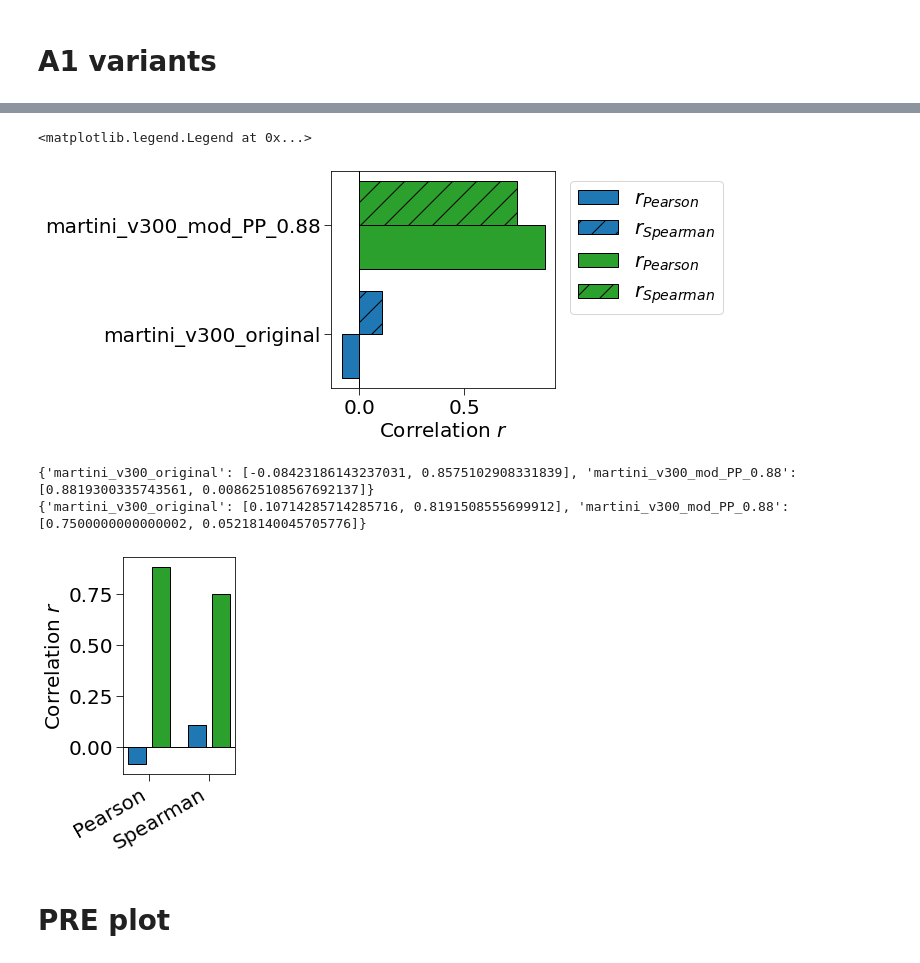
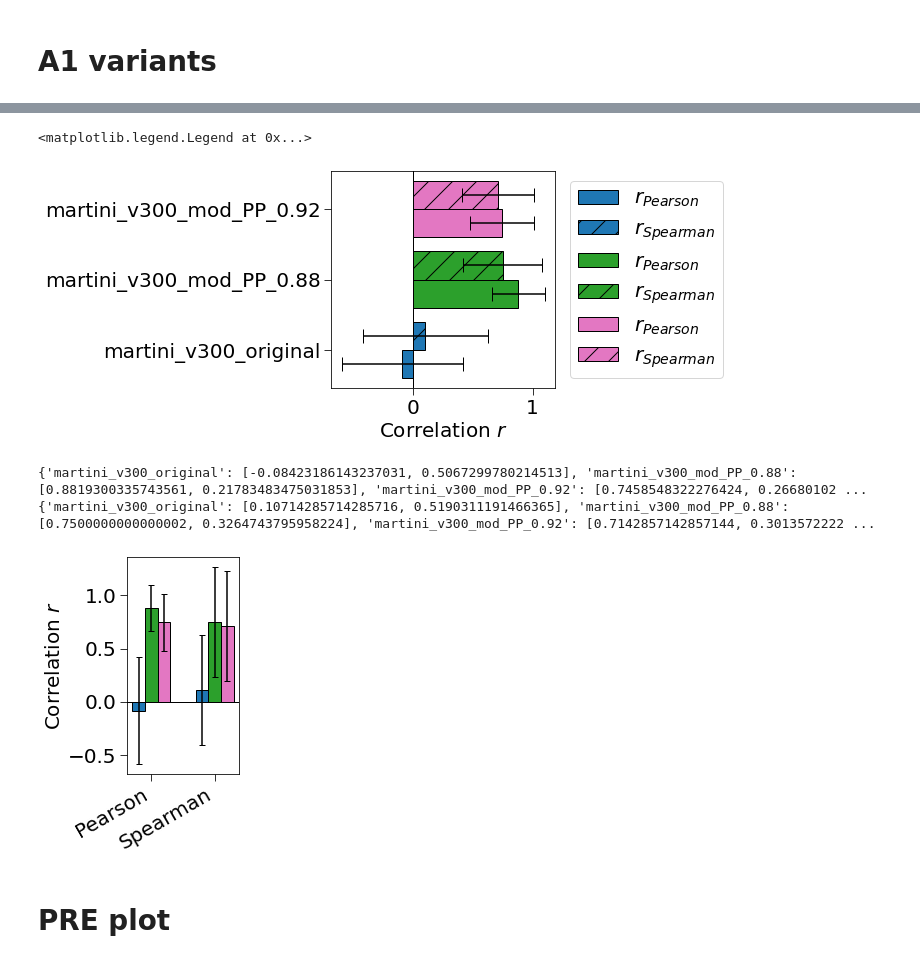
Before and after one commit to KULL-Centre/_2023_Thomasen_Martini, a Jupyter notebook: plots.ipynb, the cells around one changed output, grey strips where cells are left out. Drawn from its saved outputs; the diff is of its cells as text; code cells hidden in the pictures.

```diff
--- a/plots.ipynb
+++ b/plots.ipynb
@@ -1239,14 +1625,3 @@ for ff in force_fields:
         Rg_sim_err_vs_protein.append(err)
 
     Rg_sim_vs_protein_vs_ff[ff] = [np.array(Rg_sim_vs_protein), np.array(Rg_sim_err_vs_protein)]
-# %%
-pearson_vs_ff = {}
-spearman_vs_ff = {}
-
-for ff in force_fields:
-
-    pearson, pval_pearson = stats.pearsonr(Rg_exp_vs_protein, Rg_sim_vs_protein_vs_ff[ff][0])
-    spearman, pval_spearman = stats.spearmanr(Rg_exp_vs_protein, Rg_sim_vs_protein_vs_ff[ff][0])
-
-    pearson_vs_ff[ff] = [pearson, pval_pearson]
-    spearman_vs_ff[ff] = [spearman, pval_spearman]
@@ -1253,6 +1644,6 @@ for ff in force_fields:
 # %%
 colors_pltdefault = plt.rcParams['axes.prop_cycle'].by_key()['color']
-colors_pltdefault = [colors_pltdefault[0], colors_pltdefault[2]]
+colors_pltdefault = [colors_pltdefault[0], colors_pltdefault[2], colors_pltdefault[6]]
 
 fig= plt.figure(figsize=(10,4))
 
@@ -1428,0 +1821,28 @@ fig.savefig("figures/A1_variants_Rgsim_vs_Rgexp_PPonly.png", bbox_inches='tight'
+# %%
+fig = plt.figure(figsize=(5,2.5))
+
+ff = 'martini_v300_mod_PP_0.92'
+plt.errorbar(Rg_exp_vs_protein, Rg_sim_vs_protein_vs_ff[ff][0], xerr=Rg_exp_err_vs_protein, yerr=Rg_sim_vs_protein_vs_ff[ff][1], fmt='o', ms=8, c=colors_pltdefault[2])
+
+#plot diagonal
+x=[0,5]
+y=[0,5]
+plt.plot(x,y,'--',linewidth=2,color='black')
+
+for i,protein in enumerate(proteins):
+    plt.text(Rg_exp_vs_protein[i]-0.01, Rg_sim_vs_protein_vs_ff[ff][0][i]+0.008, protein_plotnames[protein], fontsize=12, rotation=30)
+
+plt.title(f'$r_{{Pearson}}$={pearson_vs_ff[ff][0]:.1f}±{pearson_vs_ff[ff][1]:.1f}', fontsize=20, c=colors_pltdefault[2])
+
+plt.xlim(2.52, 3.02) #0.5 diff
+plt.ylim(2.57, 2.82) #0.25 diff
+
+#plt.xticks([2.6, 2.8, 3.0, 3.2])
+#plt.yticks([2.6, 2.8, 3.0, 3.2])
+
+#plt.xlabel('$\it{R}$$_{g, exp}$ (nm)', fontsize=20)
+#plt.ylabel('$\it{R}$$_{g, sim}$ (nm)', fontsize=20)
+plt.tick_params(color='black', direction='out', length=7, labelsize=20)
+
+fig.savefig("figures/A1_variants_Rgsim_vs_Rgexp_PP0.92only.pdf", bbox_inches='tight', pad_inches=1, dpi=400)
+fig.savefig("figures/A1_variants_Rgsim_vs_Rgexp_PP0.92only.png", bbox_inches='tight', pad_inches=1, dpi=400)
@@ -1429,23 +1851,23 @@ fig.savefig("figures/A1_variants_Rgsim_vs_Rgexp_PPonly.png", bbox_inches='tight'
 # %%
 fig = plt.figure(figsize=(4,4))
 
 plt.yticks(range(len(force_fields)), labels=force_fields)
 plt.tick_params(color='black', direction='out', length=7, labelsize=20)
 
 plt.xlabel('Correlation $r$', fontsize=20)
 
 for i,ff in enumerate(force_fields):
-    plt.barh(i-0.2, pearson_vs_ff[ff][0], height=0.4, color=colors_pltdefault[i], lw=1, edgecolor='black', label='$r_{Pearson}$')
-    plt.barh(i+0.2, spearman_vs_ff[ff][0], height=0.4, color=colors_pltdefault[i], lw=1, edgecolor='black', hatch='/', label='$r_{Spearman}$')
+    plt.barh(i-0.2, pearson_vs_ff[ff][0], xerr=pearson_vs_ff[ff][1], capsize=7.0, height=0.4, color=colors_pltdefault[i], lw=1, edgecolor='black', label='$r_{Pearson}$')
+    plt.barh(i+0.2, spearman_vs_ff[ff][0], xerr=spearman_vs_ff[ff][1], capsize=7.0, height=0.4, color=colors_pltdefault[i], lw=1, edgecolor='black', hatch='/', label='$r_{Spearman}$')
     plt.axvline(0, ls='-', lw=1, c='black')
 
 plt.legend(fontsize=20, bbox_to_anchor=(1.8,1.0))
 
 #fig.savefig("figures/A1_variants_correlation_vs_ff.pdf", bbox_inches='tight', pad_inches=1, dpi=400)
 #fig.savefig("figures/A1_varaints_correlation_vs_ff.png", bbox_inches='tight', pad_inches=1, dpi=400)
 # %% [output]
 <matplotlib.legend.Legend at 0x...>
-[figure, old version]
+[figure, new version]
 # %%
 fig = plt.figure(figsize=(2,4))
 
@@ -1454,12 +1876,13 @@ plt.tick_params(color='black', direction='out', length=7, labelsize=20)
 
 plt.ylabel('Correlation $r$', fontsize=20)
 
-plt.bar(1-0.2, pearson_vs_ff[force_fields[0]][0], width=0.3, color=colors_pltdefault[0], lw=1, edgecolor='black')
-plt.bar(1+0.2, pearson_vs_ff[force_fields[1]][0], width=0.3, color=colors_pltdefault[1], lw=1, edgecolor='black')
+plt.bar(1-0.2, pearson_vs_ff[force_fields[0]][0], yerr=pearson_vs_ff[force_fields[0]][1], capsize=3.0, width=0.2, color=colors_pltdefault[0], lw=1, edgecolor='black')
+plt.bar(1, pearson_vs_ff[force_fields[1]][0], yerr=pearson_vs_ff[force_fields[1]][1], capsize=3.0, width=0.2, color=colors_pltdefault[1], lw=1, edgecolor='black')
+plt.bar(1+0.2, pearson_vs_ff[force_fields[2]][0], yerr=pearson_vs_ff[force_fields[2]][1], capsize=3.0, width=0.2, color=colors_pltdefault[2], lw=1, edgecolor='black')
 
-
-plt.bar(2-0.2, spearman_vs_ff[force_fields[0]][0], width=0.3, color=colors_pltdefault[0], lw=1, edgecolor='black')
-plt.bar(2+0.2, spearman_vs_ff[force_fields[1]][0], width=0.3, color=colors_pltdefault[1], lw=1, edgecolor='black')
+plt.bar(2-0.2, spearman_vs_ff[force_fields[0]][0], yerr=spearman_vs_ff[force_fields[0]][1], capsize=3.0, width=0.2, color=colors_pltdefault[0], lw=1, edgecolor='black')
+plt.bar(2, spearman_vs_ff[force_fields[1]][0], yerr=spearman_vs_ff[force_fields[0]][1], capsize=3.0, width=0.2, color=colors_pltdefault[1], lw=1, edgecolor='black')
+plt.bar(2+0.2, spearman_vs_ff[force_fields[2]][0], yerr=spearman_vs_ff[force_fields[0]][1], capsize=3.0, width=0.2, color=colors_pltdefault[2], lw=1, edgecolor='black')
 
 plt.xticks(ticks=[1,2], labels=['Pearson', 'Spearman'], rotation=30, fontsize=20, ha='right')
 
@@ -1472,9 +1895,9 @@ fig.savefig("figures/A1_varaints_correlation_vs_ff.png", bbox_inches='tight', pa
 print(pearson_vs_ff)
 print(spearman_vs_ff)
 # %% [output]
-{'martini_v300_original': [-0.08423186143237031, 0.8575102908331839], 'martini_v300_mod_PP_0.88': [0.8819300335743561, 0.008625108567692137]}
-{'martini_v300_original': [0.10714285714285716, 0.8191508555699912], 'martini_v300_mod_PP_0.88': [0.7500000000000002, 0.05218140045705776]}
+{'martini_v300_original': [-0.08423186143237031, 0.5067299780214513], 'martini_v300_mod_PP_0.88': [0.8819300335743561, 0.21783483475031853], 'martini_v300_mod_PP_0.92': [0.7458548322276424, 0.26680102 ...
+{'martini_v300_original': [0.10714285714285716, 0.5190311191466365], 'martini_v300_mod_PP_0.88': [0.7500000000000002, 0.3264743795958224], 'martini_v300_mod_PP_0.92': [0.7142857142857144, 0.3013572222 ...
-[figure, old version]
+[figure, new version]
 # %% [markdown]
 # PRE plot
 # %%
```
Also changed, not shown: parts of 75 cells of this notebook.
